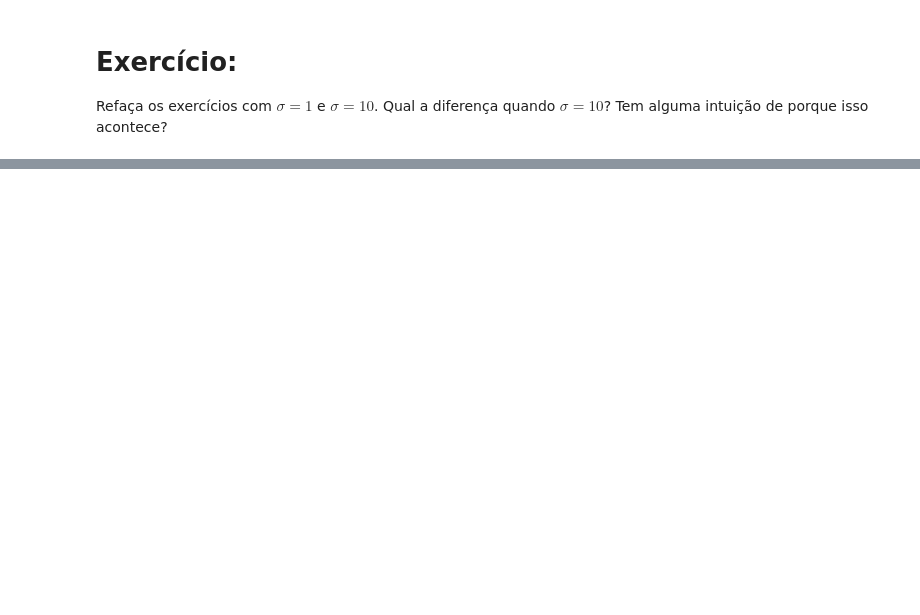
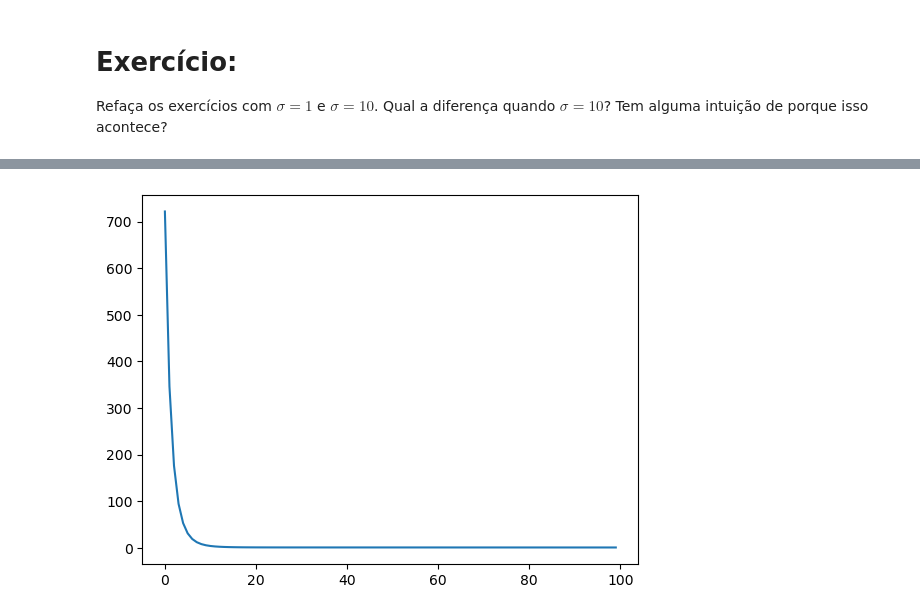
Before and after one commit to scrocha/otimizacao-OCD-2024, a Jupyter notebook: Atividade_02/Trace_regression_Sillas.ipynb, the cells around one changed output, grey strips where cells are left out. Saved outputs shown, nothing was run; the diff lists cells and outputs as text; code cells hidden in the pictures; blank space fills up the shorter version.

```diff
--- a/Atividade_02/Trace_regression_Sillas.ipynb
+++ b/Atividade_02/Trace_regression_Sillas.ipynb
@@ -301,0 +335,12 @@ Refaça os exercícios com $\sigma=1$ e $\sigma=10$. Qual a diferença quando $\
+# %%
+B0 = np.ones((d_1,d_2))
+t_final = 100
+L = 50
+# L = 4*np.max(la.eigvalsh(X.T @ X / X.shape[0]))
+lambd = sd*np.sqrt((d_1+d_2)/n)
+
+f2 = trace_reg(n,d_1,d_2,X,y,L,lambd,B0,t_final)
+plt.plot(f2[0])
+plt.show()
+# %% [output]
+[figure, added]
```
Also changed, not shown: parts of 13 cells of this notebook.
